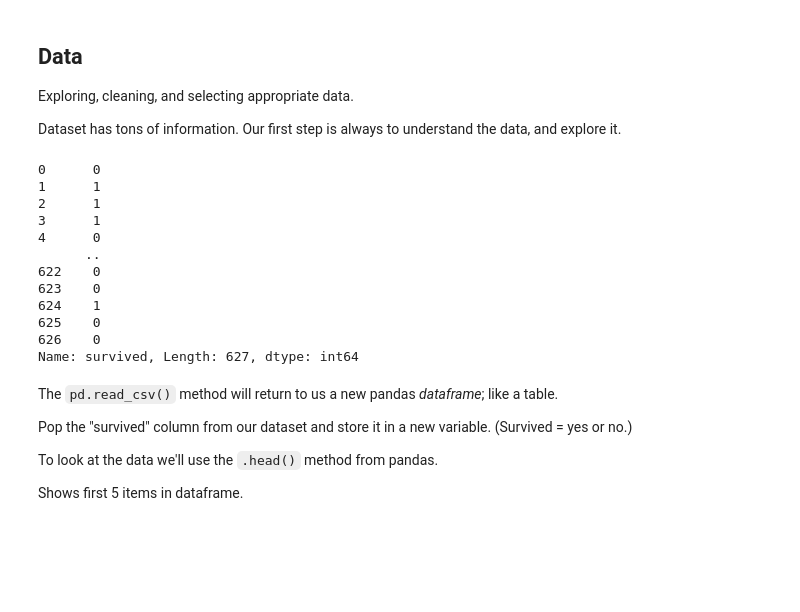
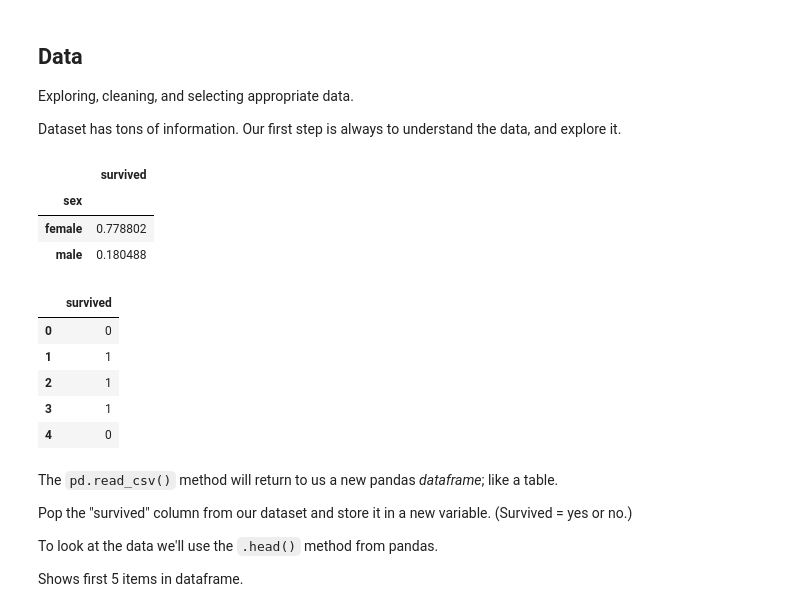
Before and after one commit to tdiprima/ML-Python-Projects, a Jupyter notebook: TensorFlow/tensorflow-complete-course/Core_Learning_Algorithms.ipynb, the cells around one changed output. Cells and saved outputs as stored; diff of their text form; code cells hidden in the pictures; blank space fills up the shorter version.

````diff
--- a/TensorFlow/tensorflow-complete-course/Core_Learning_Algorithms.ipynb
+++ b/TensorFlow/tensorflow-complete-course/Core_Learning_Algorithms.ipynb
@@ -114,24 +127,28 @@ Dataset has tons of information.  Our first step is always to understand the dat
 # Load dataset.
 dftrain = pd.read_csv('https://storage.googleapis.com/tf-datasets/titanic/train.csv')  # training data
 dfeval  = pd.read_csv('https://storage.googleapis.com/tf-datasets/titanic/eval.csv')   # testing data
-
-y_train = dftrain.pop('survived')
-y_eval = dfeval.pop('survived')
-
-y_train
-# %% [output]
-0      0
-1      1
-2      1
-3      1
-4      0
-      ..
-622    0
-623    0
-624    1
-625    0
-626    0
-Name: survived, Length: 627, dtype: int64
+# %%
+series_group_by = dftrain.groupby('sex').survived
+
+pd.DataFrame(series_group_by.mean())  # bc it's 0 and 1
+# %% [output]
+|  | survived |
+| sex |  |
+| female | 0.778802 |
+| male | 0.180488 |
+# %%
+# Get our "labels" that we're gonna predict
+y_train = dftrain.pop('survived')  # pandas Series
+y_eval = dfeval.pop('survived')  # pandas Series
+
+pd.DataFrame(y_train).head()
+# %% [output]
+|  | survived |
+| 0 | 0 |
+| 1 | 1 |
+| 2 | 1 |
+| 3 | 1 |
+| 4 | 0 |
 # %% [markdown]
 The ```pd.read_csv()``` method will return to us a new pandas *dataframe*; like a table.
 
````
Also changed, not shown: parts of 39 cells of this notebook, 4 other files.
